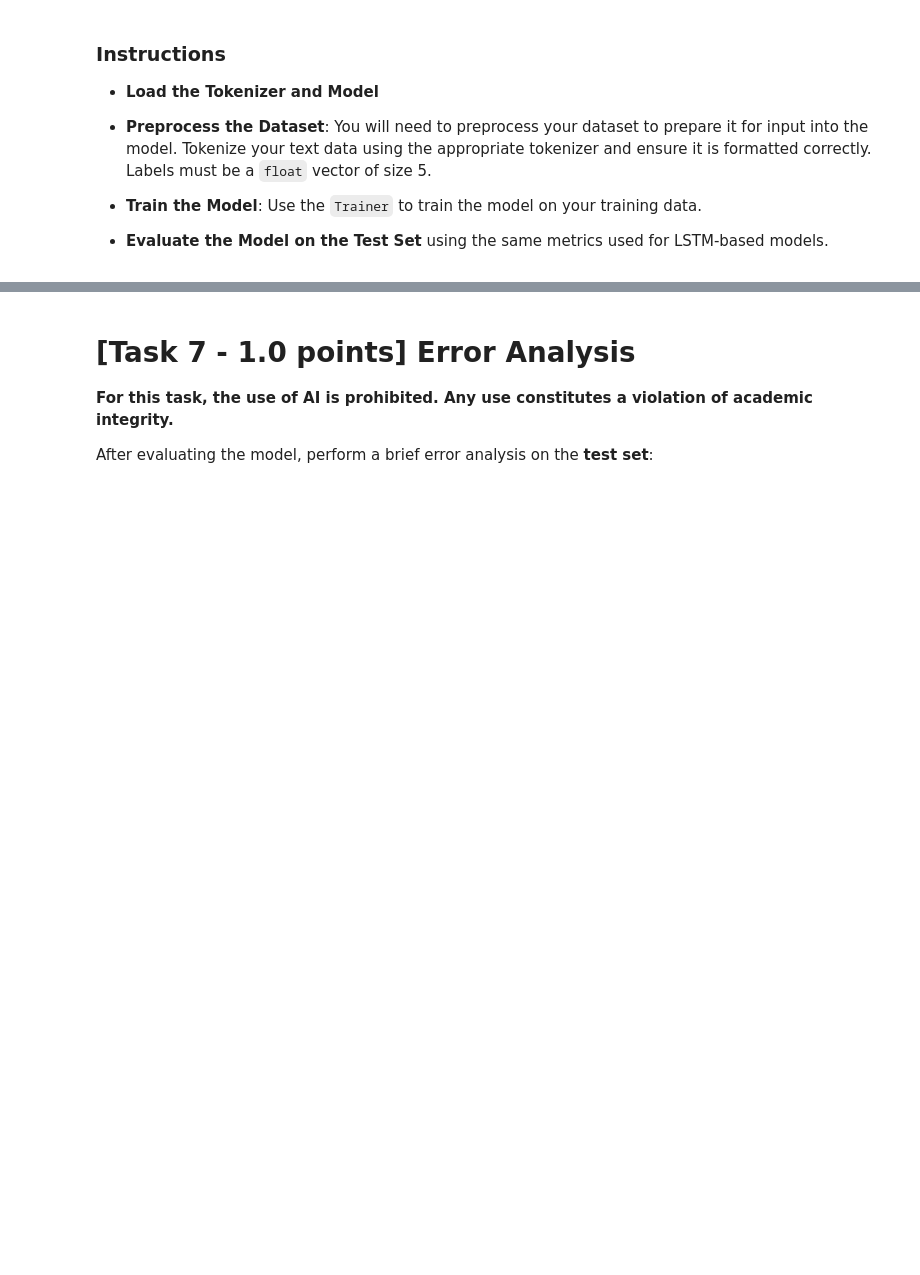
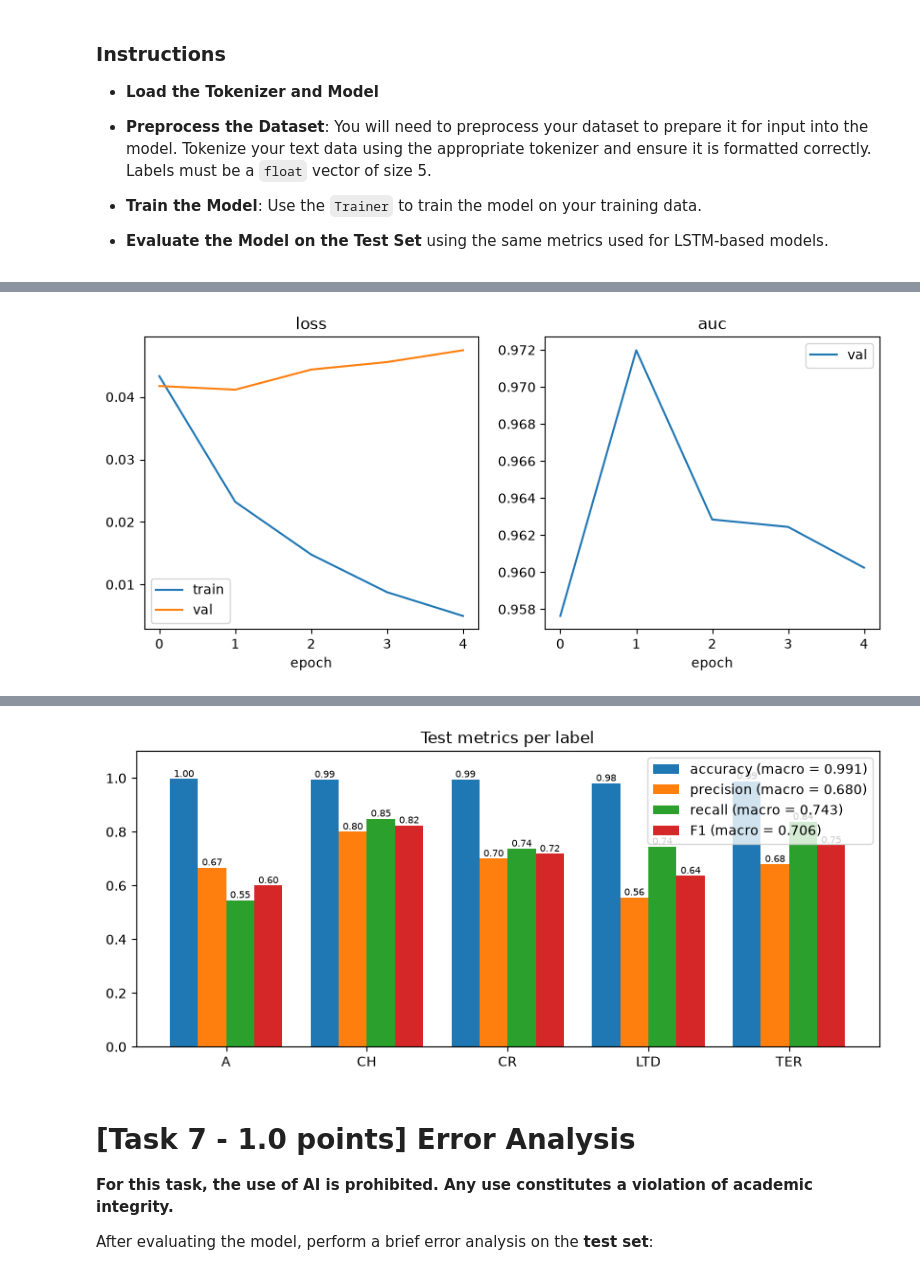
Before and after one commit to Tarekun/nlp-project, a Jupyter notebook: Assignment1.ipynb, the cells around one changed output, grey strips where cells are left out. Saved outputs shown, nothing was run; the diff lists cells and outputs as text; code cells hidden in the pictures; blank space fills up the shorter version.

Commit message:
adds first transformer run

```diff
--- a/Assignment1.ipynb
+++ b/Assignment1.ipynb
@@ -1010,0 +1092,30 @@ In this section, you will use a transformer model pre-trained on legal text, nam
+# %%
+bert_train_ds = ClauseDataset(train)
+bert_val_ds = ClauseDataset(validation)
+bert_test_ds = ClauseDataset(test)
+
+args = TrainingArguments(
+    output_dir="legalbert_out",
+    num_train_epochs=5,
+    per_device_train_batch_size=16,
+    per_device_eval_batch_size=64,
+    learning_rate=3e-5,
+    weight_decay=0.01,
+    logging_strategy="epoch",  # logs the mean train loss once per epoch, for the plots
+    eval_strategy="epoch",
+    save_strategy="epoch",
+    load_best_model_at_end=True,
+    metric_for_best_model="f1_macro",
+    save_total_limit=1,
+    report_to="none",
+)
+trainer = Trainer(
+    model=bert_model,
+    args=args,
+    train_dataset=bert_train_ds,
+    eval_dataset=bert_val_ds,
+    processing_class=tokenizer,  # use `tokenizer=` on transformers < 4.46
+    compute_metrics=compute_metrics,
+)
+
+trainer.train()
@@ -1010,0 +1131,10 @@ In this section, you will use a transformer model pre-trained on legal text, nam
+# %%
+logs = trainer.state.log_history
+bert_history = SimpleNamespace(history={  # same layout as a Keras History
+    "loss": [l["loss"] for l in logs if "loss" in l],
+    "val_loss": [l["eval_loss"] for l in logs if "eval_loss" in l],
+    "val_auc": [l["eval_auc"] for l in logs if "eval_auc" in l],
+})
+bert_metrics = bert_test_metrics(trainer, bert_test_ds)
+plot_lstm_results(bert_history, bert_metrics)
+# %% [output]
@@ -1010,0 +1143 @@ In this section, you will use a transformer model pre-trained on legal text, nam
+[figure, added]
@@ -1011,3 +1145,4 @@ In this section, you will use a transformer model pre-trained on legal text, nam
+[figure, added]
 # %% [markdown]
 # [Task 7 - 1.0 points] Error Analysis
 
```
Also changed, not shown: parts of 5 cells of this notebook.
